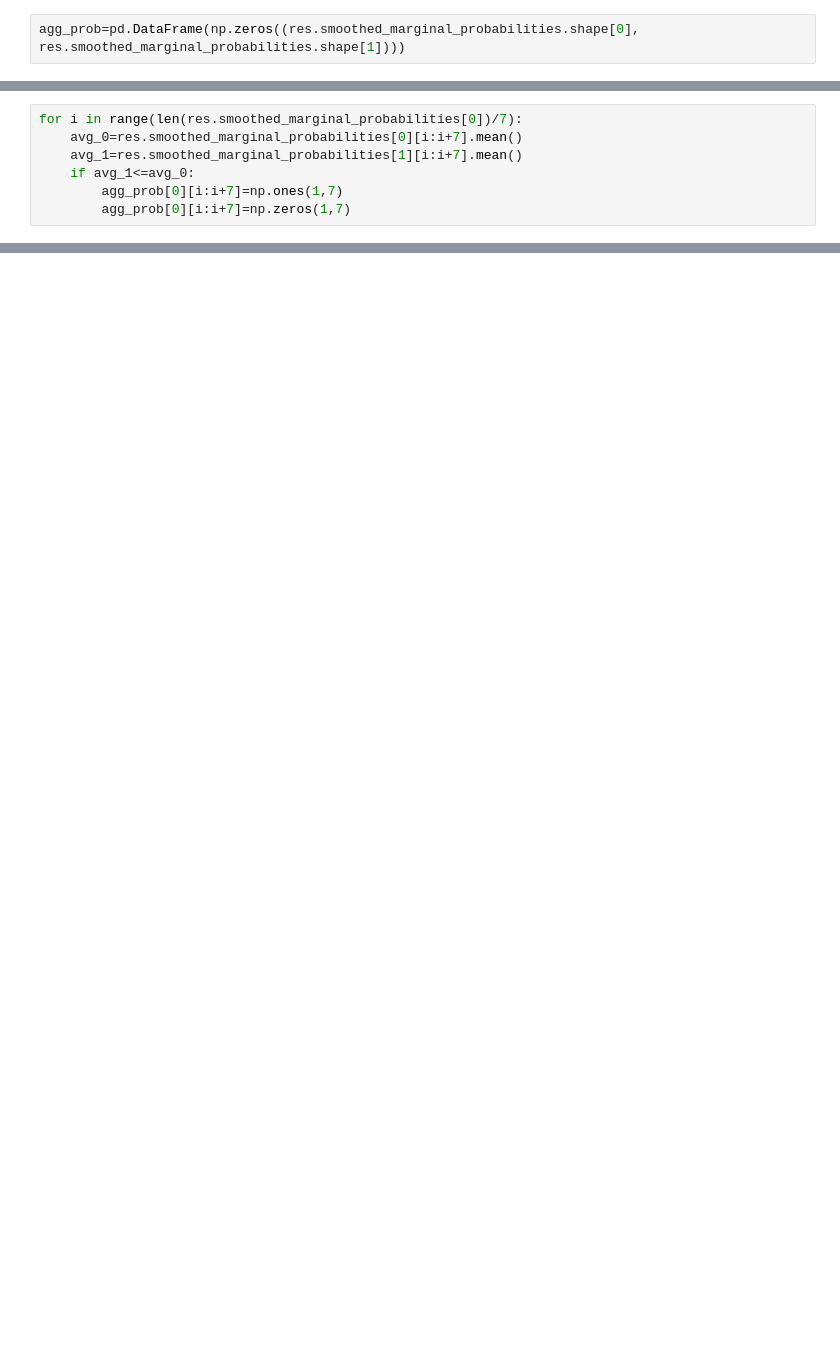
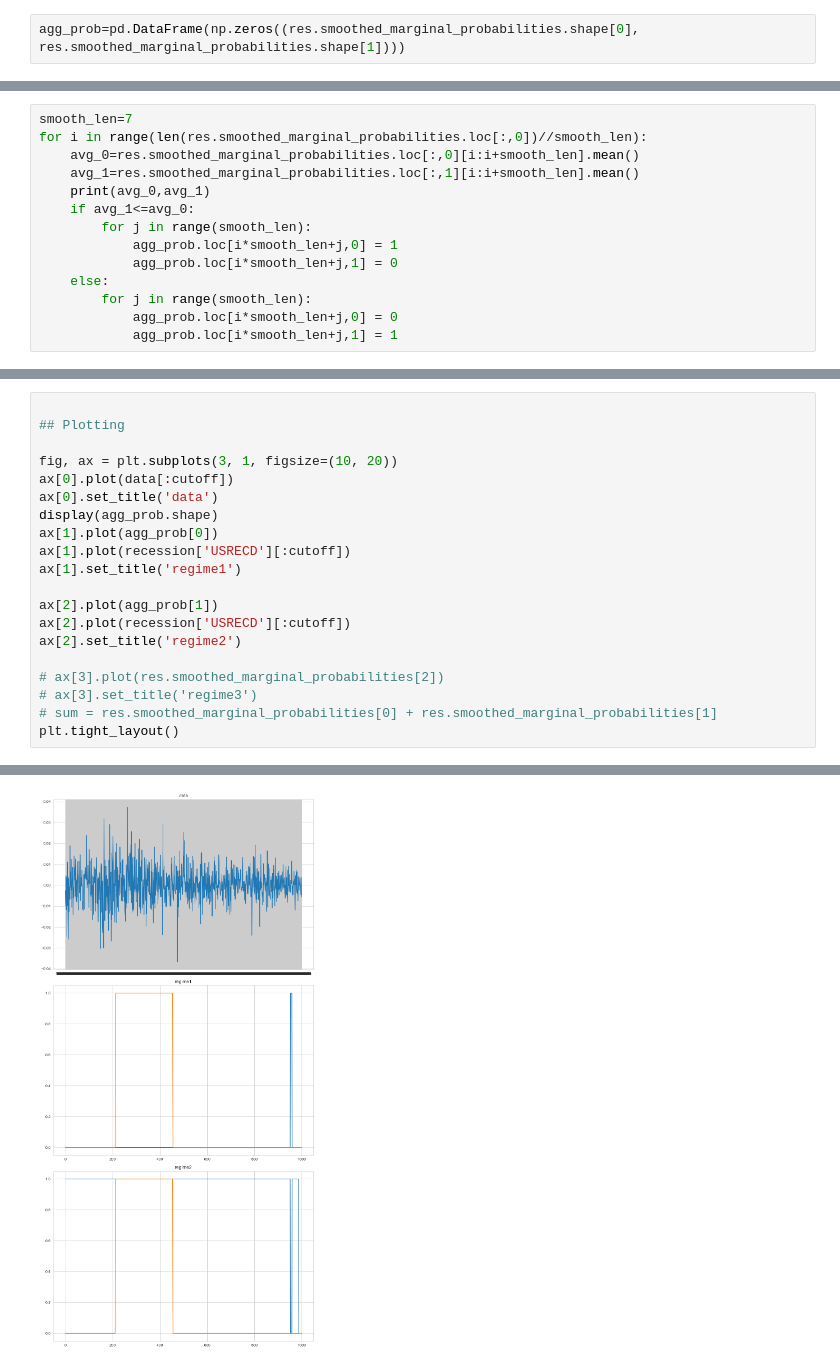
Before and after one commit to TradeMaster-NTU/TradeMaster, a Jupyter notebook: labeling/markov regime switching/S&P500.ipynb, the cells around one changed output, grey strips where cells are left out. Drawn from its saved outputs; the diff is of its cells as text; blank space fills up the shorter version.

```diff
--- a/labeling/markov regime switching/S&P500.ipynb
+++ b/labeling/markov regime switching/S&P500.ipynb
@@ -106,7 +123,14 @@ agg_prob=pd.DataFrame(np.zeros((res.smoothed_marginal_probabilities.shape[0], re
 # %%
-for i in range(len(res.smoothed_marginal_probabilities[0])/7):
-    avg_0=res.smoothed_marginal_probabilities[0][i:i+7].mean()
-    avg_1=res.smoothed_marginal_probabilities[1][i:i+7].mean()
+smooth_len=7
+for i in range(len(res.smoothed_marginal_probabilities.loc[:,0])//smooth_len):
+    avg_0=res.smoothed_marginal_probabilities.loc[:,0][i:i+smooth_len].mean()
+    avg_1=res.smoothed_marginal_probabilities.loc[:,1][i:i+smooth_len].mean()
+    print(avg_0,avg_1)
     if avg_1<=avg_0:
-        agg_prob[0][i:i+7]=np.ones(1,7)
-        agg_prob[0][i:i+7]=np.zeros(1,7)
+        for j in range(smooth_len):
+            agg_prob.loc[i*smooth_len+j,0] = 1
+            agg_prob.loc[i*smooth_len+j,1] = 0
+    else:
+        for j in range(smooth_len):
+            agg_prob.loc[i*smooth_len+j,0] = 0
+            agg_prob.loc[i*smooth_len+j,1] = 1
@@ -112,0 +155,21 @@ for i in range(len(res.smoothed_marginal_probabilities[0])/7):
+# %%
+
+## Plotting
+
+fig, ax = plt.subplots(3, 1, figsize=(10, 20))
+ax[0].plot(data[:cutoff])
+ax[0].set_title('data')
+display(agg_prob.shape)
+ax[1].plot(agg_prob[0])
+ax[1].plot(recession['USRECD'][:cutoff])
+ax[1].set_title('regime1')
+
+ax[2].plot(agg_prob[1])
+ax[2].plot(recession['USRECD'][:cutoff])
+ax[2].set_title('regime2')
+
+# ax[3].plot(res.smoothed_marginal_probabilities[2])
+# ax[3].set_title('regime3')
+# sum = res.smoothed_marginal_probabilities[0] + res.smoothed_marginal_probabilities[1]
+plt.tight_layout()
+# %% [output]
@@ -112,0 +177 @@ for i in range(len(res.smoothed_marginal_probabilities[0])/7):
+[figure, added]
```
Also changed, not shown: parts of 7 cells of this notebook.
